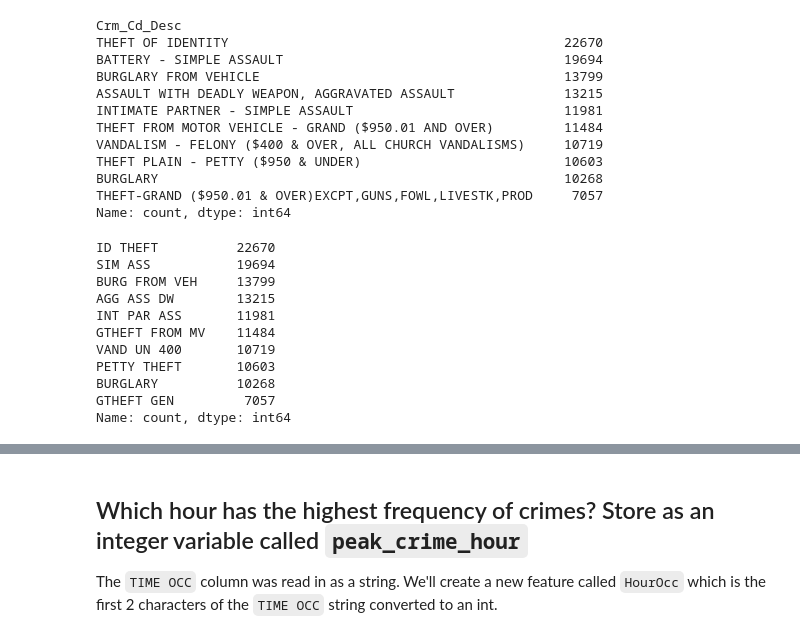
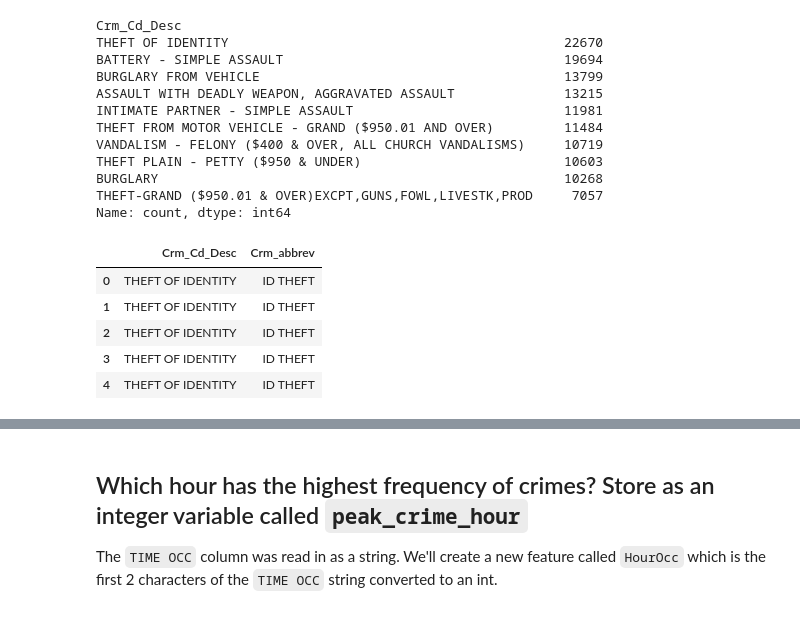
Before and after one commit to MichaelSzczepaniak/DSPortfolio, a Jupyter notebook: LA_crime/LA_crime.ipynb, the cells around one changed output, grey strips where cells are left out. Saved outputs shown, nothing was run; the diff lists cells and outputs as text; code cells hidden in the pictures.

```diff
--- a/LA_crime/LA_crime.ipynb
+++ b/LA_crime/LA_crime.ipynb
@@ -120,33 +120,28 @@ THEFT PLAIN - PETTY ($950 & UNDER)                          10603
 BURGLARY                                                    10268
 THEFT-GRAND ($950.01 & OVER)EXCPT,GUNS,FOWL,LIVESTK,PROD     7057
 Name: count, dtype: int64
-# %%
-# map abbreviated names to full descriptors
-crime_name_map = {
-    "THEFT OF IDENTITY": "ID THEFT",
-    "BATTERY - SIMPLE ASSAULT": "SIM ASS",
-    "BURGLARY FROM VEHICLE": "BURG FROM VEH",
-    "ASSAULT WITH DEADLY WEAPON, AGGRAVATED ASSAULT": "AGG ASS DW",
-    "INTIMATE PARTNER - SIMPLE ASSAULT": "INT PAR ASS",
-    "THEFT FROM MOTOR VEHICLE - GRAND ($950.01 AND OVER)": "GTHEFT FROM MV",
-    "VANDALISM - FELONY ($400 & OVER, ALL CHURCH VANDALISMS)": "VAND UN 400",
-    "THEFT PLAIN - PETTY ($950 & UNDER)": "PETTY THEFT",
-    "BURGLARY": "BURGLARY",
-    "THEFT-GRAND ($950.01 & OVER)EXCPT,GUNS,FOWL,LIVESTK,PROD": "GTHEFT GEN"
-}
-
-# simplify the crime names
-top_10_crime_counts.index = list(crime_name_map.values())
-top_10_crime_counts
-# %% [output]
-ID THEFT          22670
-SIM ASS           19694
-BURG FROM VEH     13799
-AGG ASS DW        13215
-INT PAR ASS       11981
-GTHEFT FROM MV    11484
-VAND UN 400       10719
-PETTY THEFT       10603
-BURGLARY          10268
-GTHEFT GEN         7057
-Name: count, dtype: int64
+# %%
+# map abbreviated names to full descriptors
+crime_name_map = {
+    "THEFT OF IDENTITY": "ID THEFT",
+    "BATTERY - SIMPLE ASSAULT": "SIM ASS",
+    "BURGLARY FROM VEHICLE": "BURG FROM VEH",
+    "ASSAULT WITH DEADLY WEAPON, AGGRAVATED ASSAULT": "AGG ASS DW",
+    "INTIMATE PARTNER - SIMPLE ASSAULT": "INT PAR ASS",
+    "THEFT FROM MOTOR VEHICLE - GRAND ($950.01 AND OVER)": "GTHEFT FROM MV",
+    "VANDALISM - FELONY ($400 & OVER, ALL CHURCH VANDALISMS)": "VAND UN 400",
+    "THEFT PLAIN - PETTY ($950 & UNDER)": "PETTY THEFT",
+    "BURGLARY": "BURGLARY",
+    "THEFT-GRAND ($950.01 & OVER)EXCPT,GUNS,FOWL,LIVESTK,PROD": "GTHEFT GEN"
+}
+
+# create new col for abbreviated crime descriptions
+crimes['Crm_abbrev'] = crimes['Crm_Cd_Desc'].replace(crime_name_map)
+crimes[['Crm_Cd_Desc', 'Crm_abbrev']].head()  # check
+# %% [output]
+|  | Crm_Cd_Desc | Crm_abbrev |
+| 0 | THEFT OF IDENTITY | ID THEFT |
+| 1 | THEFT OF IDENTITY | ID THEFT |
+| 2 | THEFT OF IDENTITY | ID THEFT |
+| 3 | THEFT OF IDENTITY | ID THEFT |
+| 4 | THEFT OF IDENTITY | ID THEFT |
```
Also changed, not shown: parts of 5 cells of this notebook.
